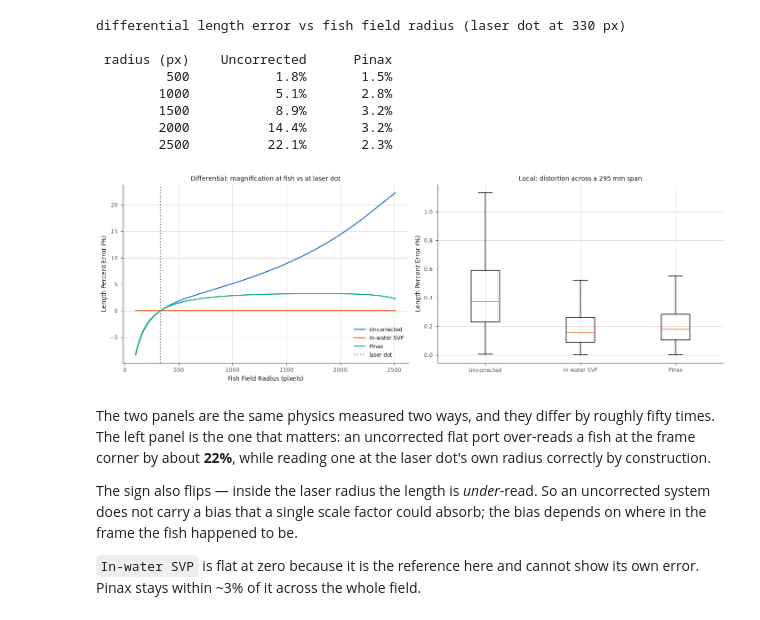
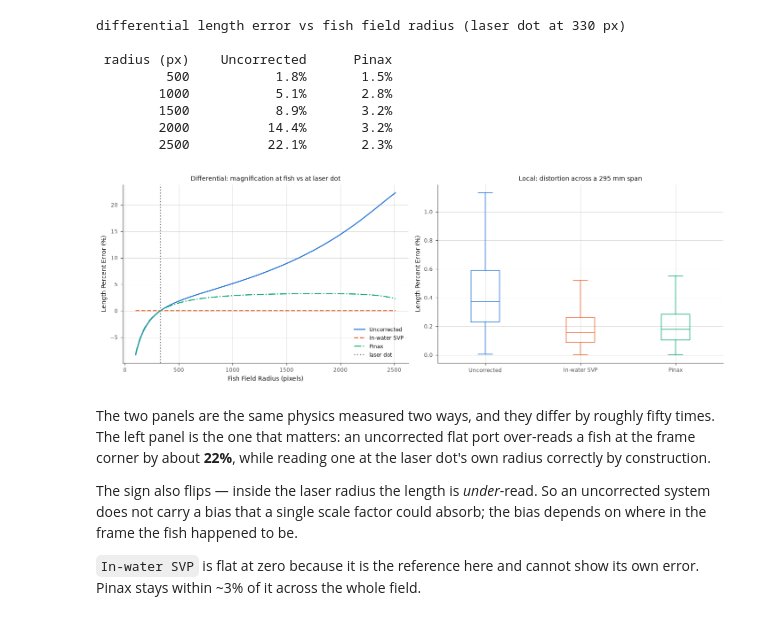
Before and after one commit to UCSD-E4E/wuwnet-fishsense2026, a Jupyter notebook: refraction_analysis/pool_validation.ipynb, the cells around one changed output. Drawn from its saved outputs; the diff is of its cells as text; code cells hidden in the pictures.

```diff
--- a/refraction_analysis/pool_validation.ipynb
+++ b/refraction_analysis/pool_validation.ipynb
@@ -220,9 +220,13 @@ for name, (radii, residual) in results.items():
     idx = np.digitize(radii, bins) - 1
     median = np.array([np.median(residual[idx == i]) if (idx == i).any() else np.nan
                        for i in range(len(centres))])
-    ax.plot(centres[reliable], median[reliable] * 1e3, marker="o", label=name)
-    ax.plot(centres[~reliable], median[~reliable] * 1e3, marker="o", linestyle=":",
-            alpha=0.35, color=ax.lines[-1].get_color())
+    # Marker shape rather than dash pattern is the secondary encoding here: the
+    # dotted style is already spoken for by the thin bins below.
+    marker = {"Uncorrected": "o", "In-water SVP": "s", "Pinax": "^"}[name]
+    colour = figstyle.PIPELINE_STYLE[name]["color"]
+    ax.plot(centres[reliable], median[reliable] * 1e3, marker=marker, label=name, color=colour)
+    ax.plot(centres[~reliable], median[~reliable] * 1e3, marker=marker, linestyle=":",
+            alpha=0.35, color=colour)
 
 ax.set_yscale("log")
 ax.set_title("Homography Residual vs Radial Position (underwater frames)")
@@ -320,22 +324,25 @@ differential length error vs fish field radius (laser dot at 330 px)
 # %%
 fig, axes = plt.subplots(1, 2, figsize=(13, 4.5))
 
 for name, err in differential.items():
-    axes[0].plot(RADII, err, label=name)
+    axes[0].plot(RADII, err, label=name, **figstyle.pipeline(name))
 axes[0].axvline(LASER_RADIUS_PX, color="grey", linestyle=":", label="laser dot")
 axes[0].axhline(0.0, color="grey", linewidth=0.6)
 axes[0].set_title("Differential: magnification at fish vs at laser dot")
 axes[0].set_xlabel("Fish Field Radius (pixels)")
 axes[0].set_ylabel("Length Percent Error (%)")
 axes[0].legend(fontsize=8)
 
-axes[1].boxplot([local[n] for n in PIPELINES], tick_labels=list(PIPELINES), showfliers=False)
+figstyle.colour_boxes(
+    axes[1].boxplot([local[n] for n in PIPELINES], tick_labels=list(PIPELINES), showfliers=False),
+    list(PIPELINES),
+)
 axes[1].set_title(f"Local: distortion across a {FISH_BASELINE_SQUARES * SQUARE_SIZE_M * 1000:.0f} mm span")
 axes[1].set_ylabel("Length Percent Error (%)")
 
 fig.tight_layout()
 # %% [output]
-[figure, old version]
+[figure, new version]
 # %% [markdown]
 The two panels are the same physics measured two ways, and they differ by roughly
 fifty times. The left panel is the one that matters: an uncorrected flat port
```
Also changed, not shown: parts of 2 cells of this notebook, 22 other files.
